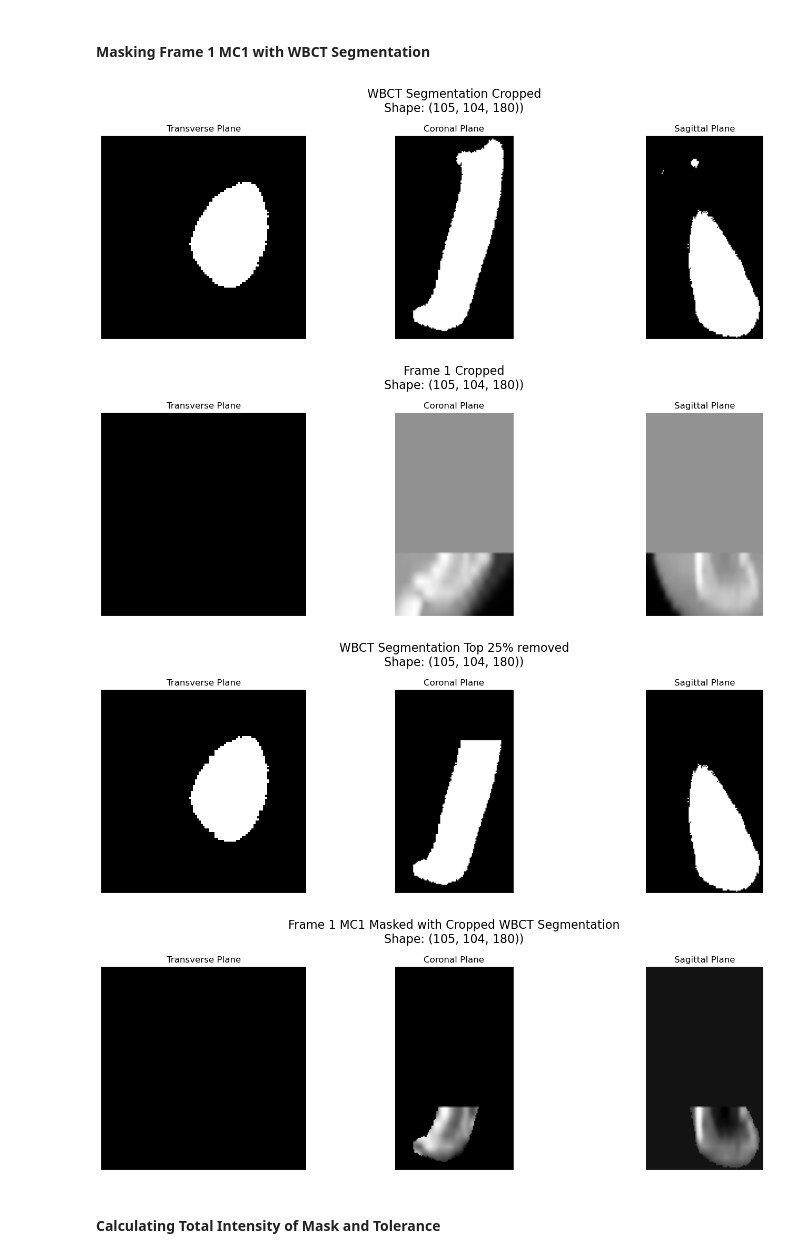
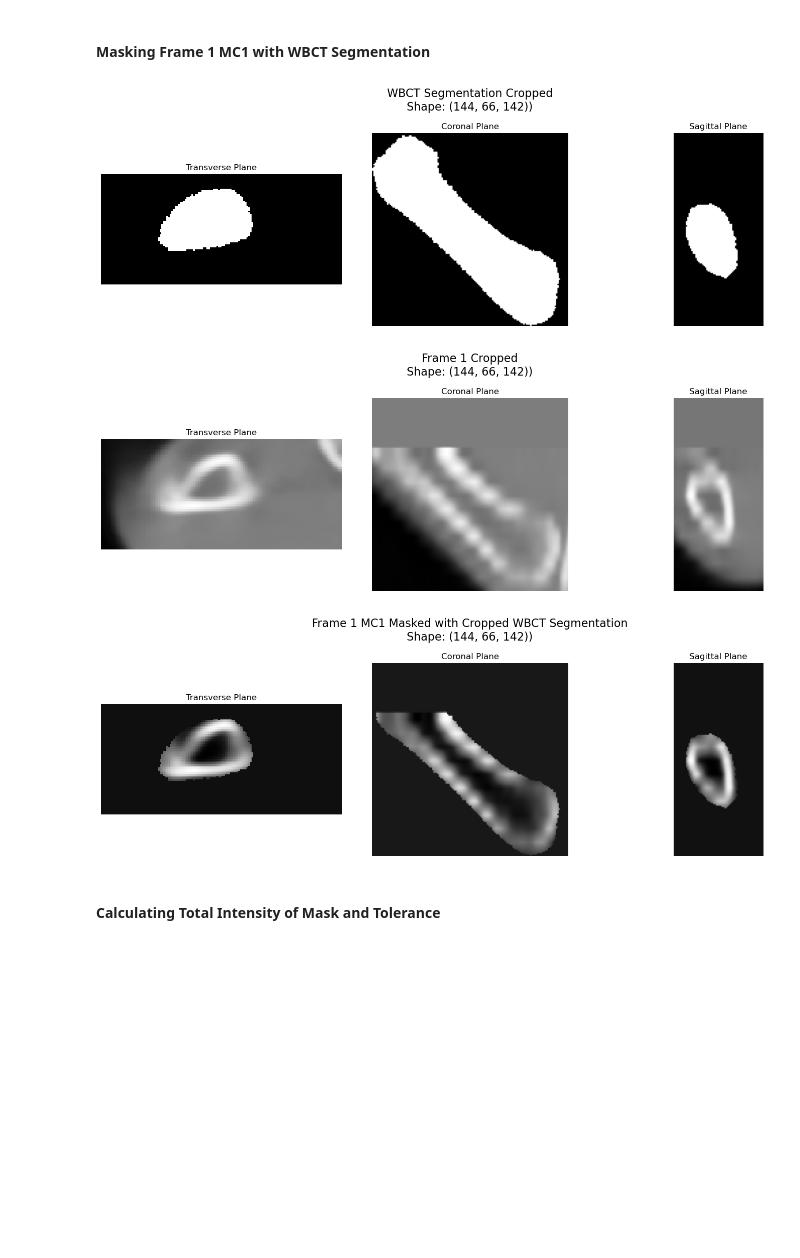
Before and after one commit to ManskeLab/DYNACT2, a Jupyter notebook: dynact2/registration_process_no_second_mask.ipynb, the cells around one changed output. Cells and saved outputs as stored; diff of their text form; code cells hidden in the pictures; blank space fills up the shorter version.

```diff
--- a/dynact2/registration_process_no_second_mask.ipynb
+++ b/dynact2/registration_process_no_second_mask.ipynb
@@ -12,10 +13,10 @@ mac_prefix = '/Volumes'
 
 ## USER DEFINED VARIABLES
 prefix = linux_prefix
-model = 204
-motion = 'OPP'
+model = 207
+motion = 'ABAD'
 bone = 'MC1'
-frame = 9
+frame = 7
 dilation_kernel = (15, 15, 15)
 
 if motion == 'ABAD':
@@ -158,24 +159,23 @@ print_image(frame_1_mc1_seg, full=False, title="WBCT Segmentation")
 # %%
 # cropping area of interest in WBCT segmentation
 mask = bounding_box(frame_1_mc1_seg, 1, 1)
 print_image(mask, full=False, title='WBCT Segmentation Cropped')
 
 # resample dynamic ct frame to match cropped image dimensions
 frame_1_dynact = sitk.Resample(frame_1_dynact, mask)
 print_image(frame_1_dynact, full=False, title='Frame 1 Cropped')
 
 # cut off top 25% of WBCT mask
-mask = sitk.Resample(mask[:,:,0:int(mask.GetSize()[2]*0.75)], mask)
-print_image(mask, full=False, title='WBCT Segmentation Top 25% removed')
+# mask = sitk.Resample(mask[:,:,0:int(mask.GetSize()[2]*0.75)], mask)
+# print_image(mask, full=False, title='WBCT Segmentation Top 25% removed')
 
 # apply mask on dynamic ct frame 1
 frame_1_dynact = sitk.Mask(frame_1_dynact, mask)
 print_image(frame_1_dynact, full=False, title="Frame 1 MC1 Masked with Cropped WBCT Segmentation")
 # %% [output]
-[figure, old version]
+[figure, new version]
-[figure, old version]
+[figure, new version]
-[figure, old version]
+[figure, new version]
-[figure, removed]
 # %% [markdown]
 #### Calculating Total Intensity of Mask and Tolerance
 # %%
```
Also changed, not shown: parts of 22 cells of this notebook.
